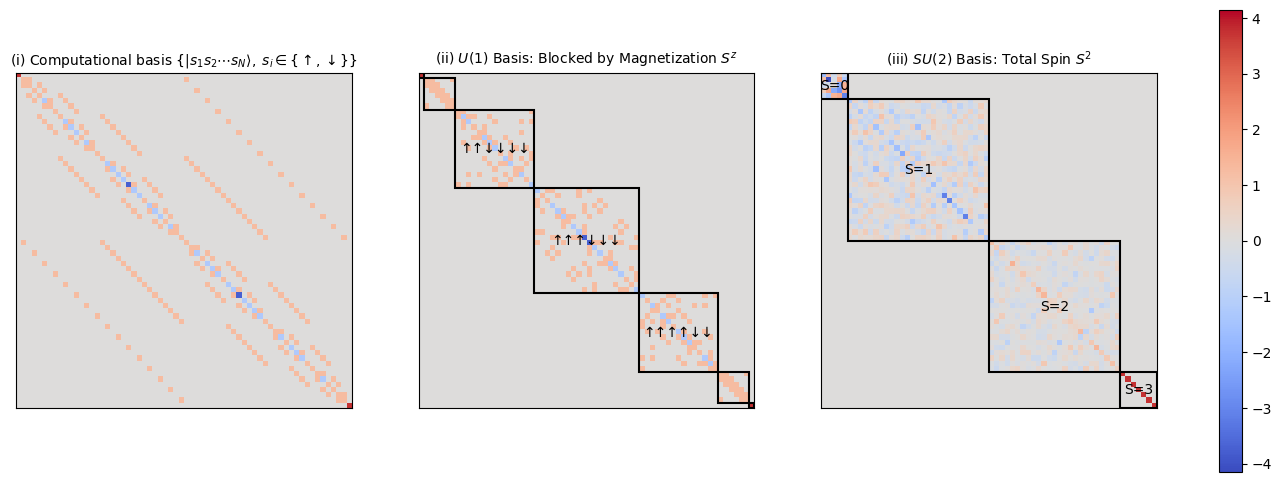
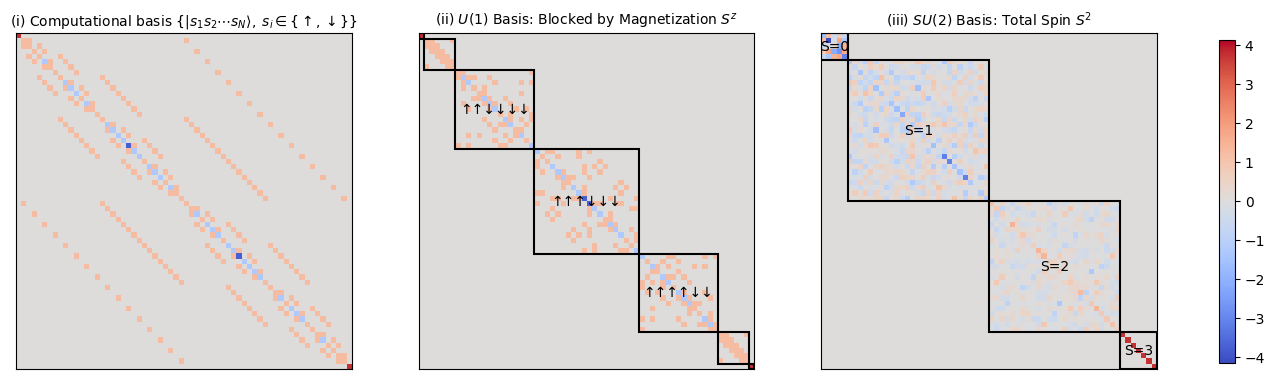
Code edit (unified diff) that turned the first committed figure into the second:
--- before
+++ after
@@ -124,5 +124,5 @@
   ax.set_yticks([])
 
-cbar2 = fig2.colorbar(im_su2, ax=axs2, location="right", fraction=0.03)
+cbar2 = fig2.colorbar(im_su2, ax=axs2, location="right", fraction=0.03, shrink=0.7)
 plt.show()
 

Commit: write intro to delete, add figure for SU(2) hamiltonian. Add tikz for fusiontrees, add sources on module categories, topological order and star algebras. Also MPO symmetries as a category. TODO: write out the SU(2) symmetry as an actual calculation